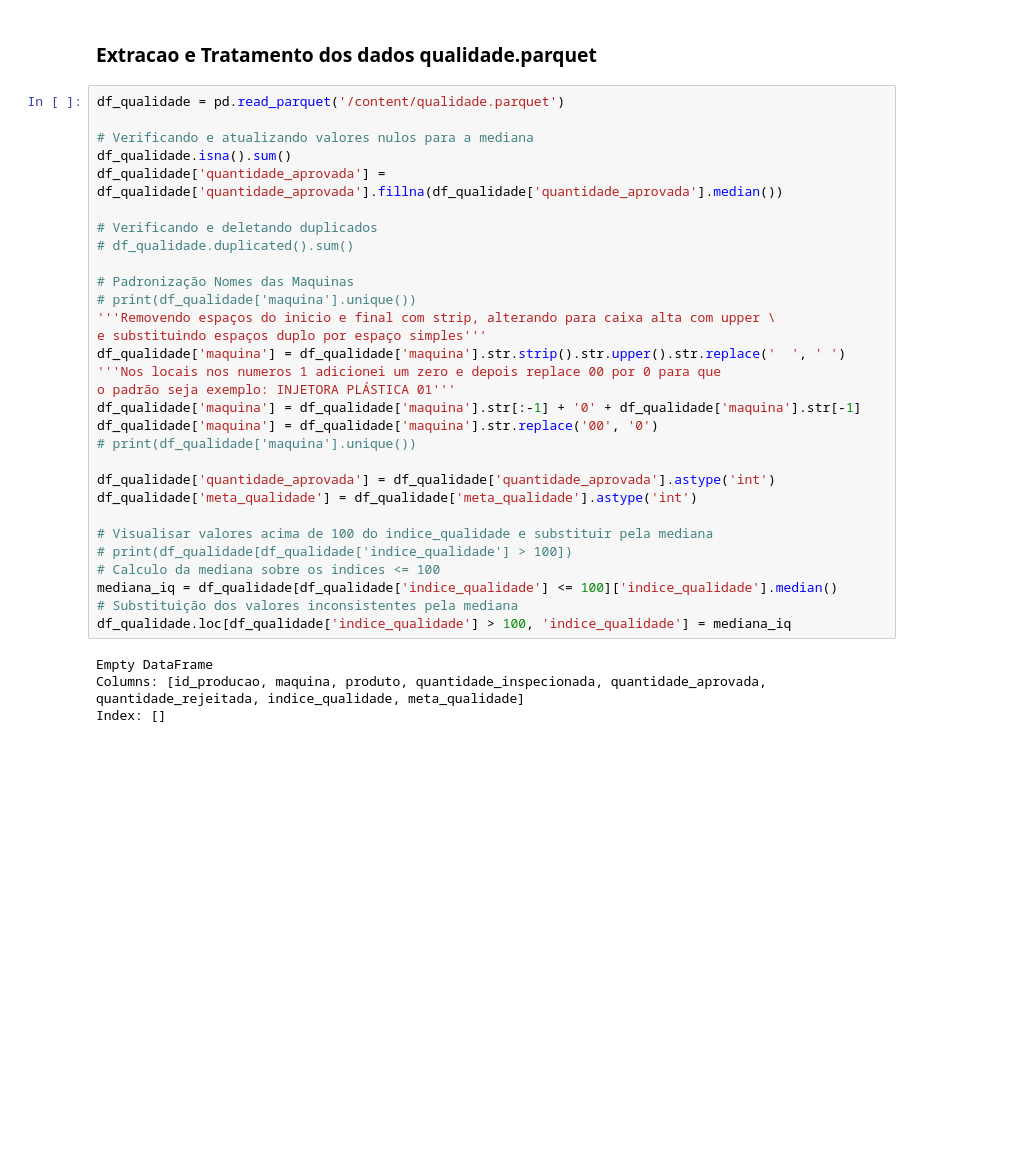
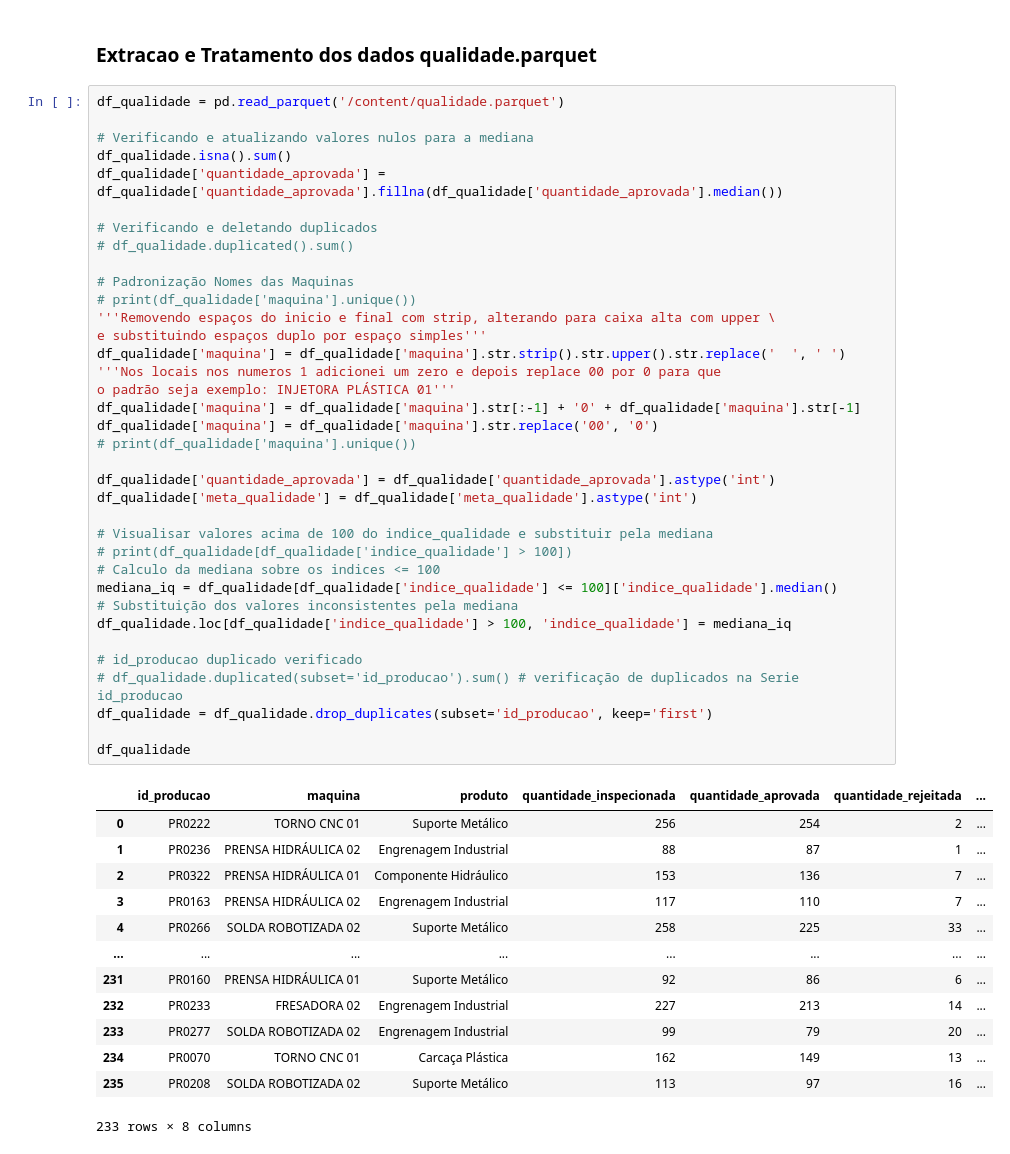
Before and after one commit to cirobezerradev/projeto-tecfor-industrial, a Jupyter notebook: Análise_de_Dados_Industriais.ipynb, the cells around one changed output. Saved outputs shown, nothing was run; the diff lists cells and outputs as text; blank space fills up the shorter version.

```diff
--- a/Análise_de_Dados_Industriais.ipynb
+++ b/Análise_de_Dados_Industriais.ipynb
@@ -240,33 +240,49 @@ df_manutencao
 df_qualidade = pd.read_parquet('/content/qualidade.parquet')
 
 # Verificando e atualizando valores nulos para a mediana
 df_qualidade.isna().sum()
 df_qualidade['quantidade_aprovada'] = df_qualidade['quantidade_aprovada'].fillna(df_qualidade['quantidade_aprovada'].median())
 
 # Verificando e deletando duplicados
 # df_qualidade.duplicated().sum()
 
 # Padronização Nomes das Maquinas
 # print(df_qualidade['maquina'].unique())
 '''Removendo espaços do inicio e final com strip, alterando para caixa alta com upper \
 e substituindo espaços duplo por espaço simples'''
 df_qualidade['maquina'] = df_qualidade['maquina'].str.strip().str.upper().str.replace('  ', ' ')
 '''Nos locais nos numeros 1 adicionei um zero e depois replace 00 por 0 para que
 o padrão seja exemplo: INJETORA PLÁSTICA 01'''
 df_qualidade['maquina'] = df_qualidade['maquina'].str[:-1] + '0' + df_qualidade['maquina'].str[-1]
 df_qualidade['maquina'] = df_qualidade['maquina'].str.replace('00', '0')
 # print(df_qualidade['maquina'].unique())
 
 df_qualidade['quantidade_aprovada'] = df_qualidade['quantidade_aprovada'].astype('int')
 df_qualidade['meta_qualidade'] = df_qualidade['meta_qualidade'].astype('int')
 
 # Visualisar valores acima de 100 do indice_qualidade e substituir pela mediana
 # print(df_qualidade[df_qualidade['indice_qualidade'] > 100])
 # Calculo da mediana sobre os indices <= 100
 mediana_iq = df_qualidade[df_qualidade['indice_qualidade'] <= 100]['indice_qualidade'].median()
 # Substituição dos valores inconsistentes pela mediana
 df_qualidade.loc[df_qualidade['indice_qualidade'] > 100, 'indice_qualidade'] = mediana_iq
+
+# id_producao duplicado verificado
+# df_qualidade.duplicated(subset='id_producao').sum() # verificação de duplicados na Serie id_producao
+df_qualidade = df_qualidade.drop_duplicates(subset='id_producao', keep='first')
+
+df_qualidade
 # %% [output]
+|  | id_producao | maquina | produto | quantidade_inspecionada | quantidade_aprovada | quantidade_rejeitada | ... |
+| 0 | PR0222 | TORNO CNC 01 | Suporte Metálico | 256 | 254 | 2 | ... |
+| 1 | PR0236 | PRENSA HIDRÁULICA 02 | Engrenagem Industrial | 88 | 87 | 1 | ... |
+| 2 | PR0322 | PRENSA HIDRÁULICA 01 | Componente Hidráulico | 153 | 136 | 7 | ... |
+| 3 | PR0163 | PRENSA HIDRÁULICA 02 | Engrenagem Industrial | 117 | 110 | 7 | ... |
+| 4 | PR0266 | SOLDA ROBOTIZADA 02 | Suporte Metálico | 258 | 225 | 33 | ... |
+| ... | ... | ... | ... | ... | ... | ... | ... |
+| 231 | PR0160 | PRENSA HIDRÁULICA 01 | Suporte Metálico | 92 | 86 | 6 | ... |
+| 232 | PR0233 | FRESADORA 02 | Engrenagem Industrial | 227 | 213 | 14 | ... |
+| 233 | PR0277 | SOLDA ROBOTIZADA 02 | Engrenagem Industrial | 99 | 79 | 20 | ... |
+| 234 | PR0070 | TORNO CNC 01 | Carcaça Plástica | 162 | 149 | 13 | ... |
+| 235 | PR0208 | SOLDA ROBOTIZADA 02 | Suporte Metálico | 113 | 97 | 16 | ... |
-Empty DataFrame
-Columns: [id_producao, maquina, produto, quantidade_inspecionada, quantidade_aprovada, quantidade_rejeitada, indice_qualidade, meta_qualidade]
-Index: []
+233 rows × 8 columns
```
